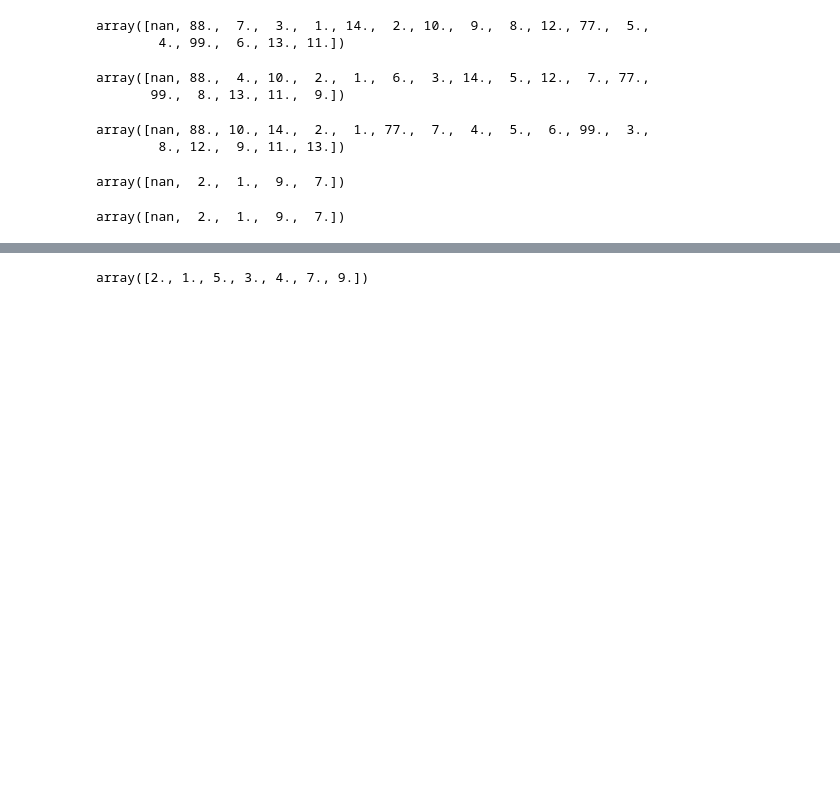
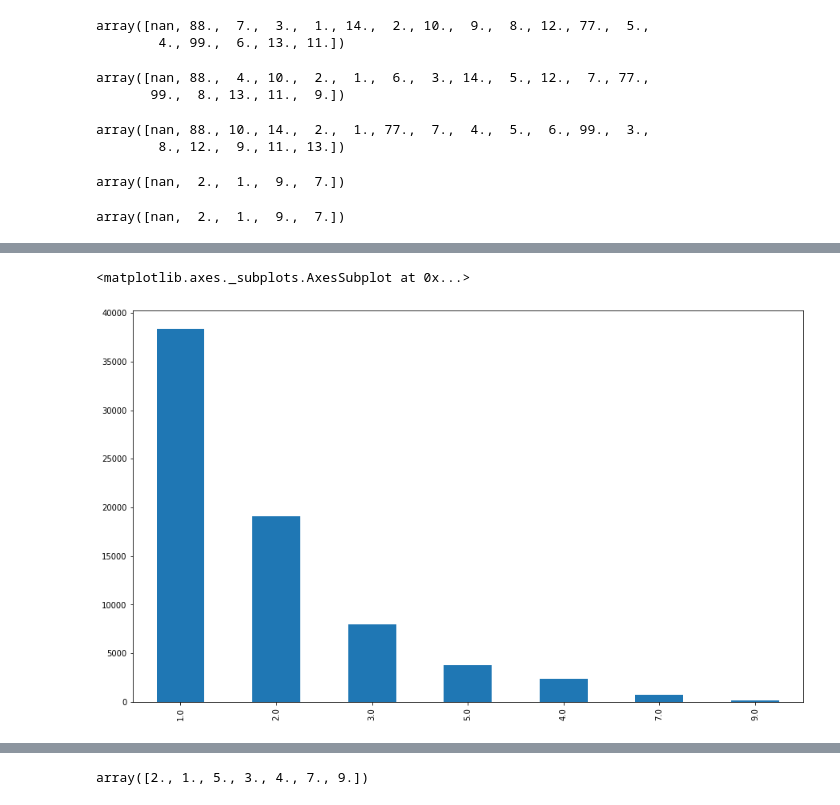
Before and after one commit to meagvo/BRFSS_Capstone2, a Jupyter notebook: BRFSS_capstone.ipynb, the cells around one changed output, grey strips where cells are left out. Drawn from its saved outputs; the diff is of its cells as text; code cells hidden in the pictures; blank space fills up the shorter version.

```diff
--- a/BRFSS_capstone.ipynb
+++ b/BRFSS_capstone.ipynb
@@ -401,0 +186,6 @@ scaled_mh.shape
+# %%
+#work with categorical EDA Bar Charts
+mental_health['EMTSUPRT'].value_counts().plot(kind='bar')
+# %% [output]
+<matplotlib.axes._subplots.AxesSubplot at 0x...>
+[figure, added]
```
Also changed, not shown: parts of 109 cells of this notebook.
